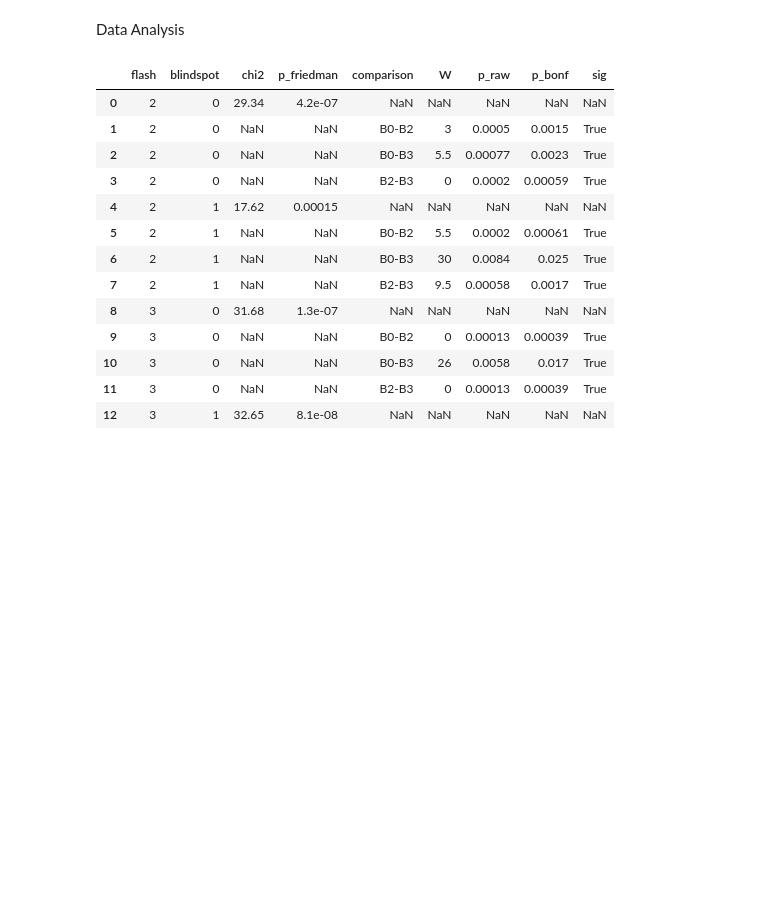
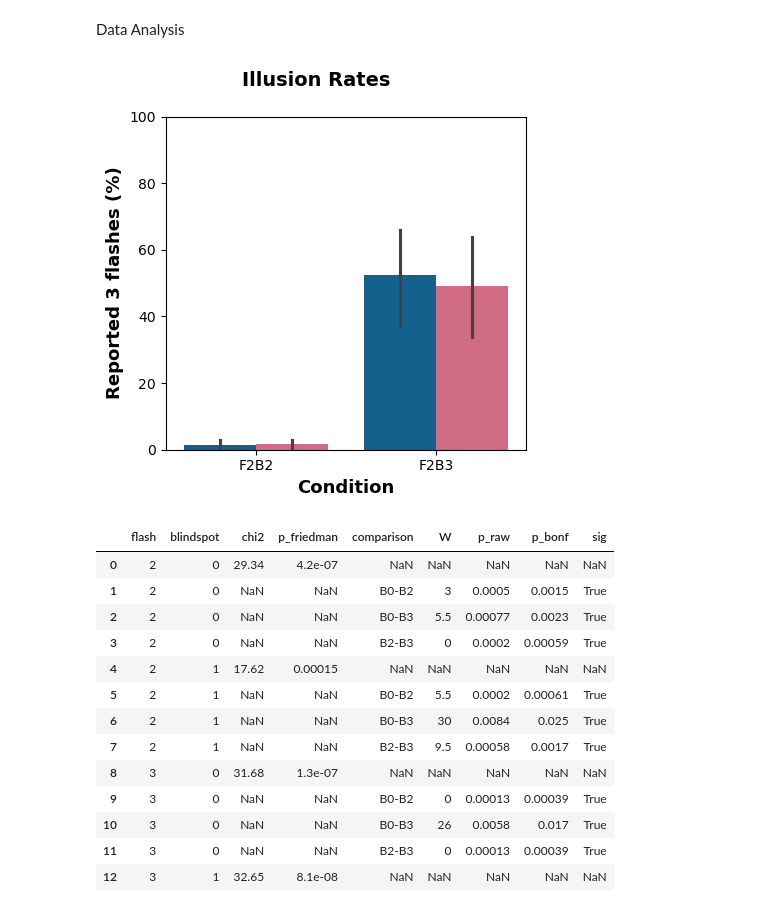
Before and after one commit to chanyca/blindspot-multisensory, a Jupyter notebook: Data/figure_2.ipynb, the cells around one changed output. Drawn from its saved outputs; the diff is of its cells as text; code cells hidden in the pictures; blank space fills up the shorter version.

```diff
--- a/Data/figure_2.ipynb
+++ b/Data/figure_2.ipynb
@@ -458,5 +458,50 @@ plt.show()
 # %% [markdown]
 Data Analysis
+# %%
+custom_palette = {0: '#0066a1', 1: '#e15c7c'}
+location_map = {0: 'Control', 1: 'Across-blind-spot'}
+axis_fontsize = 13
+
+report_3_plot_df = (
+    all_subj_df[
+        (all_subj_df['response_type'] == 1)
+        & (all_subj_df['n_flash'] == 2)
+        & (all_subj_df['n_beep'].isin([2, 3]))
+    ]
+    .assign(
+        condition=lambda df: 'F2B' + df['n_beep'].astype(str),
+        reported_3=lambda df: df['response'].eq(3).astype(float)
+    )
+    .groupby(['subj_id', 'blindspot', 'condition'])['reported_3']
+    .mean()
+    .mul(100)
+    .reset_index(name='reported_3_pct')
+)
+
+fig, ax = plt.subplots(1, 1, figsize=(4.5, 4.5))
+
+sns.barplot(
+    data=report_3_plot_df,
+    x='condition',
+    y='reported_3_pct',
+    hue='blindspot',
+    order=['F2B2', 'F2B3'],
+    hue_order=[0, 1],
+    palette=custom_palette,
+    ax=ax,
+    legend=False,
+)
+
+ax.set_xlabel('Condition', fontsize=axis_fontsize, fontweight='bold')
+ax.set_ylabel('Reported 3 flashes (%)', fontsize=axis_fontsize, fontweight='bold')
+ax.set_ylim(0, 100)
+ax.set_yticks(np.arange(0, 101, 20))
+
+fig.suptitle('Illusion Rates', fontsize=14, fontweight='bold')
+fig.tight_layout()
+plt.show()
+# %% [output]
+[figure, added]
 # %%
 """
 Accuracy
```
Also changed, not shown: parts of 1 cell of this notebook, 2 other files.
